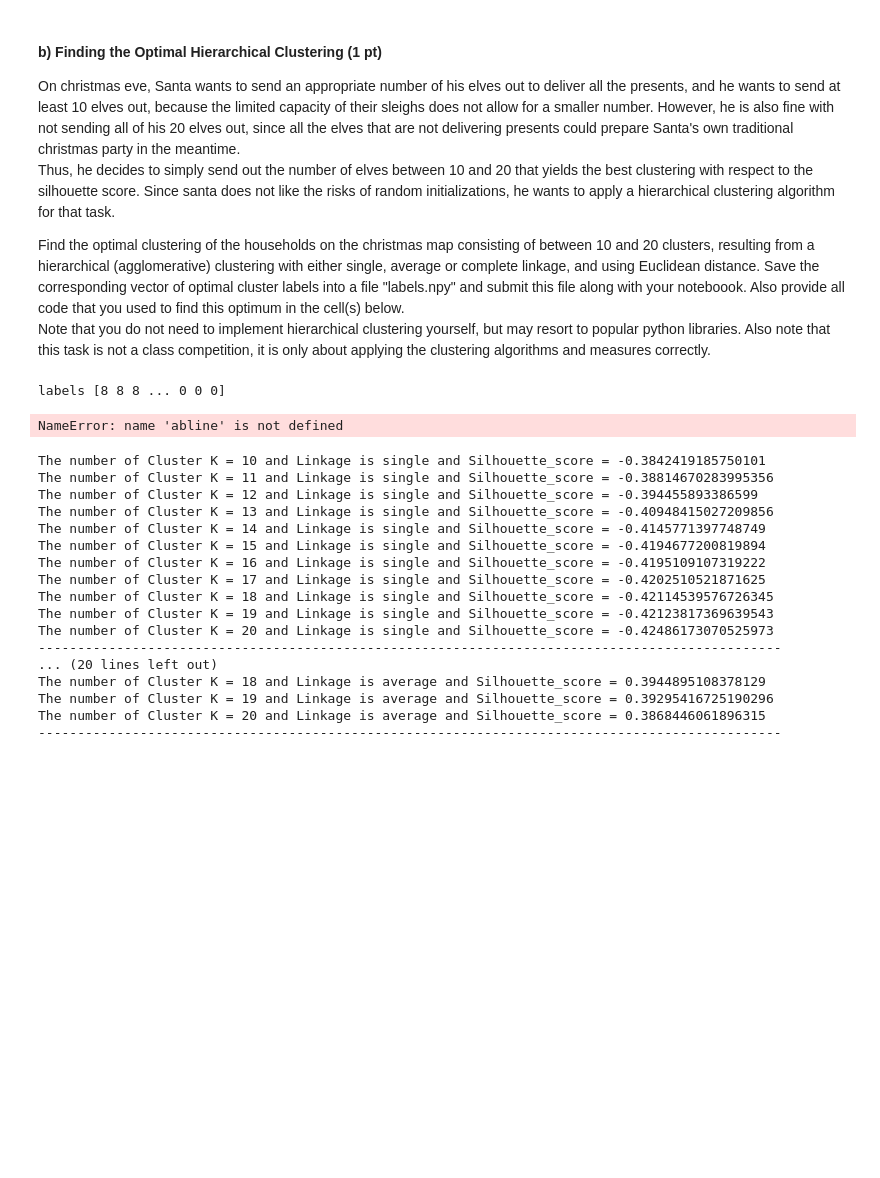
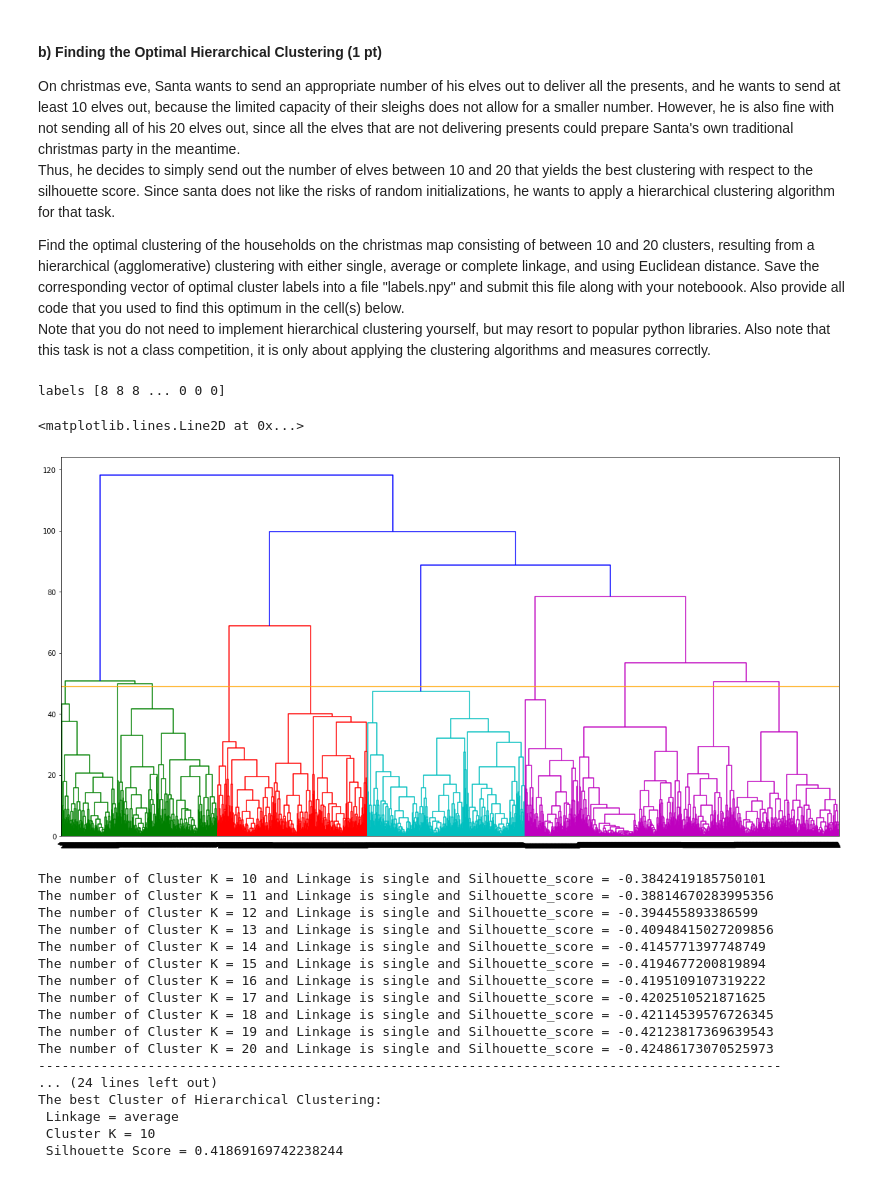
Before and after one commit to MaDolphin/Social-Data-Science, a Jupyter notebook: assignment_3/haikun_home_assignment_3.ipynb, the cells around one changed output. Cells and saved outputs as stored; diff of their text form; code cells hidden in the pictures; blank space fills up the shorter version.

```diff
--- a/assignment_3/haikun_home_assignment_3.ipynb
+++ b/assignment_3/haikun_home_assignment_3.ipynb
@@ -275,38 +275,46 @@ Also note that this task is not a class competition, it is only about applying t
 # %%
 from sklearn.cluster import AgglomerativeClustering
 from scipy.cluster import hierarchy
 from matplotlib import pyplot as plt
 
 X = np.loadtxt("xmas.txt")
 
-# AgglomerativeClustering(n_clusters=2, affinity='euclidean', memory=None, connectivity=None, compute_full_tree='auto', linkage='ward', distance_threshold=None)
 # linkage{“ward”, “complete”, “average”, “single”}, optional (default=”ward”)
 model = AgglomerativeClustering(n_clusters=10, affinity='euclidean', linkage='average')
 labels = model.fit_predict(X)
 np.save("labels.npy", labels)
 print("labels",labels)
 
 Z = hierarchy.linkage(X, method ='average', metric='euclidean')
 plt.figure(figsize=(20, 10))
-# label = hierarchy.cut_tree(Z, n_clusters=10)
-# label = label.reshape(label.size,)
-dn = hierarchy.dendrogram(Z, labels = label, leaf_rotation=45, leaf_font_size=10)
-abline(h=50,col="red")
+dn = hierarchy.dendrogram(Z, labels = labels, leaf_rotation=45, leaf_font_size=10)
+plt.axhline(y=49, color='orange')
 # %% [output]
 labels [8 8 8 ... 0 0 0]
-NameError: name 'abline' is not defined
+<matplotlib.lines.Line2D at 0x...>
+[figure, added]
 # %%
 import sklearn.metrics as metrics
 from sklearn.cluster import AgglomerativeClustering
 
 linkage = ['single', 'complete', 'average']
+max_silhouette_score = -1
+max_linkage = ''
+max_k = 0
+
 for link in linkage:
     for i in range(10,21):
         model = AgglomerativeClustering(n_clusters=i, affinity='euclidean', linkage=link)
         labels = model.fit_predict(X)
         silhouette_score = metrics.silhouette_score(X, labels, metric='euclidean')
+        if silhouette_score > max_silhouette_score :
+            max_silhouette_score = silhouette_score
+            max_linkage = link
+            max_k = i
         print("The number of Cluster K = {} and Linkage is {} and Silhouette_score = {}".format(i, link, silhouette_score))
     print("-----------------------------------------------------------------------------------------------")
+print("The best Cluster of Hierarchical Clustering:")
+print(" Linkage = {} \n Cluster K = {} \n Silhouette Score = {}".format(max_linkage, max_k, max_silhouette_score))
 # %% [output]
 The number of Cluster K = 10 and Linkage is single and Silhouette_score = -0.3842419185750101
 The number of Cluster K = 11 and Linkage is single and Silhouette_score = -0.38814670283995356
@@ -320,8 +328,8 @@ The number of Cluster K = 18 and Linkage is single and Silhouette_score = -0.421
 The number of Cluster K = 19 and Linkage is single and Silhouette_score = -0.42123817369639543
 The number of Cluster K = 20 and Linkage is single and Silhouette_score = -0.42486173070525973
 -----------------------------------------------------------------------------------------------
-... (20 lines left out)
-The number of Cluster K = 18 and Linkage is average and Silhouette_score = 0.3944895108378129
-The number of Cluster K = 19 and Linkage is average and Silhouette_score = 0.39295416725190296
-The number of Cluster K = 20 and Linkage is average and Silhouette_score = 0.3868446061896315
------------------------------------------------------------------------------------------------
+... (24 lines left out)
+The best Cluster of Hierarchical Clustering:
+ Linkage = average
+ Cluster K = 10
+ Silhouette Score = 0.41869169742238244
```
